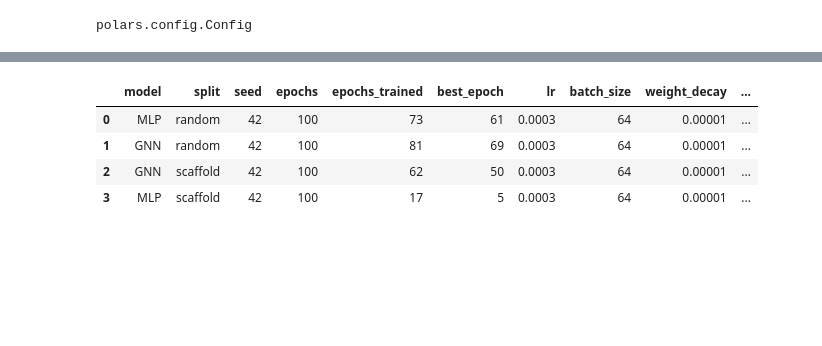
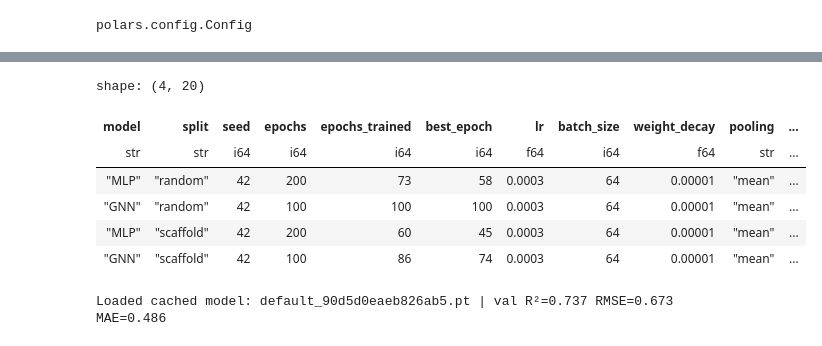
Before and after one commit to Sharens/ml_chembl, a Jupyter notebook: notebooks/learning.ipynb, the cells around one changed output, grey strips where cells are left out. Saved outputs shown, nothing was run; the diff lists cells and outputs as text; code cells hidden in the pictures; blank space fills up the shorter version.

```diff
--- a/notebooks/learning.ipynb
+++ b/notebooks/learning.ipynb
@@ -112,0 +55,10 @@ Loaded cached model: default_1e675e4c71a847e4.pt | val R2=0.447
+# %%
+SUMMARY_COLS = ["model", "split", "seed", "lr", "batch_size", "weight_decay",
+                "avg_train_loss", "avg_val_loss", "best_val_loss", "r2_val", "rmse_val", "mae_val", "from_cache"]
+
+if results_table:
+    df_mlp = pl.DataFrame(results_table).filter(pl.col("model") == "MLP")
+    cols = [c for c in SUMMARY_COLS if c in df_mlp.columns]
+    display(df_mlp.select(cols).sort("r2_val", descending=True))
+else:
+    print("Brak wynikow. Uruchom najpierw komorke treningowa MLP.")
@@ -193,38 +92,22 @@ else:
 # %%
-# Zestawienie wynikow w tabeli
-import pandas as pd
+PREFERRED_COLS = [
+    "model", "split", "seed", "epochs", "epochs_trained", "best_epoch",
+    "lr", "batch_size", "weight_decay", "pooling",
+    "gnn_hidden_dim", "gnn_num_layers", "gnn_dropout",
+    "avg_train_loss", "avg_val_loss", "best_val_loss", "r2_val", "rmse_val", "mae_val", "from_cache",
+]
 
-if not results_table:
-    print('Brak zebranych wynikow. Uruchom najpierw komorki treningowe.')
+if results_table:
+    df_all = pl.DataFrame(results_table)
+    cols = [c for c in PREFERRED_COLS if c in df_all.columns]
+    display(df_all.select(cols).sort("r2_val", descending=True))
 else:
-    df_results = pd.DataFrame(results_table)
-    preferred_cols = [
-        'model',
-        'split',
-        'seed',
-        'epochs',
-        'epochs_trained',
-        'best_epoch',
-        'lr',
-        'batch_size',
-        'weight_decay',
-        'pooling',
-        'gnn_hidden_dim',
-        'gnn_num_layers',
-        'gnn_dropout',
-        'avg_train_loss',
-        'avg_val_loss',
-        'best_val_loss',
-        'r2_val',
-        'r2_test',
-        'from_cache',
-        'cache_path',
-    ]
-    cols_to_show = [c for c in preferred_cols if c in df_results.columns]
-    display(df_results[cols_to_show].sort_values(['r2_val'], ascending=False).reset_index(drop=True))
+    print("Brak wynikow. Uruchom najpierw komorki treningowe.")
 # %% [output]
+shape: (4, 20)
-|  | model | split | seed | epochs | epochs_trained | best_epoch | lr | batch_size | weight_decay | ... |
-| 0 | MLP | random | 42 | 100 | 73 | 61 | 0.0003 | 64 | 0.00001 | ... |
-| 1 | GNN | random | 42 | 100 | 81 | 69 | 0.0003 | 64 | 0.00001 | ... |
-| 2 | GNN | scaffold | 42 | 100 | 62 | 50 | 0.0003 | 64 | 0.00001 | ... |
-| 3 | MLP | scaffold | 42 | 100 | 17 | 5 | 0.0003 | 64 | 0.00001 | ... |
+| model | split | seed | epochs | epochs_trained | best_epoch | lr | batch_size | weight_decay | pooling | ... |
+| str | str | i64 | i64 | i64 | i64 | f64 | i64 | f64 | str | ... |
+| "MLP" | "random" | 42 | 200 | 73 | 58 | 0.0003 | 64 | 0.00001 | "mean" | ... |
+| "GNN" | "random" | 42 | 100 | 100 | 100 | 0.0003 | 64 | 0.00001 | "mean" | ... |
+| "MLP" | "scaffold" | 42 | 200 | 60 | 45 | 0.0003 | 64 | 0.00001 | "mean" | ... |
+| "GNN" | "scaffold" | 42 | 100 | 86 | 74 | 0.0003 | 64 | 0.00001 | "mean" | ... |
@@ -253,0 +114,15 @@ else:
+# %%
+# Finalny test: odkomentuj po wybraniu najlepszego wariantu.
+best = pl.DataFrame(results_table).sort("r2_val", descending=True).row(0, named=True)
+final_result = train_and_score(
+    model_type=best["model"],
+    split_type=best["split"],
+    df_fp=df_clean,
+    epochs=200,
+    seed=42,
+    log_mlflow=True,
+    evaluate_test=True,
+    prefer_cuda=True,
+)
+# %% [output]
+Loaded cached model: default_90d5d0eaeb826ab5.pt | val R²=0.737 RMSE=0.673 MAE=0.486
```
Also changed, not shown: parts of 20 cells of this notebook, 14 other files.
